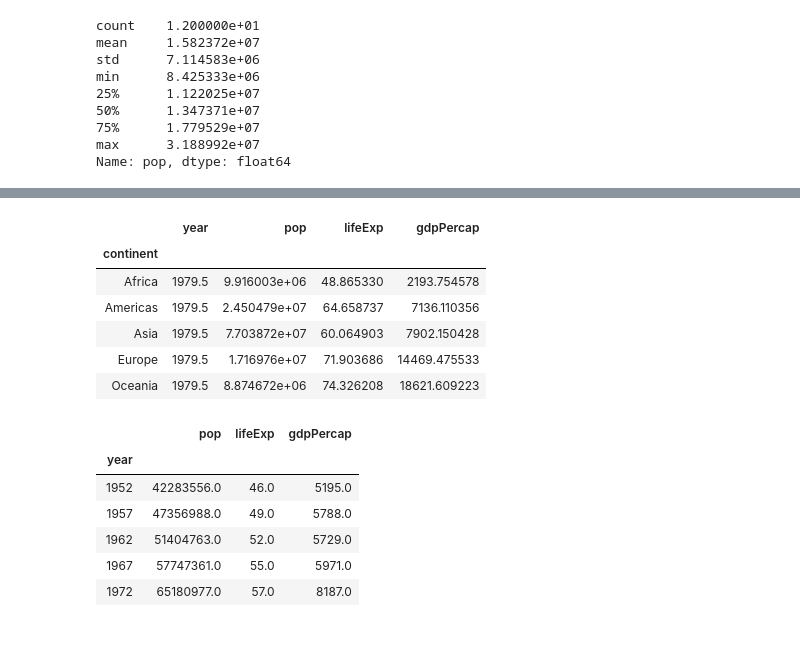
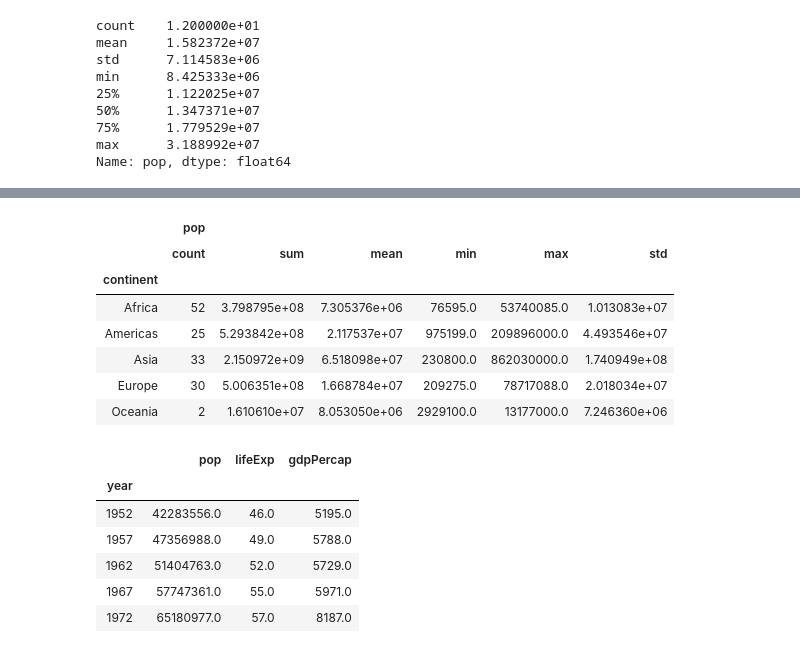
Before and after one commit to jeremy9959/Carpentries, a Jupyter notebook: 2020-01-13/notes/Python-1.ipynb, the cells around one changed output, grey strips where cells are left out. Cells and saved outputs as stored; diff of their text form; code cells hidden in the pictures.

```diff
--- a/2020-01-13/notes/Python-1.ipynb
+++ b/2020-01-13/notes/Python-1.ipynb
@@ -835,14 +883,15 @@ Name: pop, dtype: float64
 # %%
-s=data.groupby(['continent']).mean()
-s.head()
+s=data[data['year']==1972].groupby(['continent']).agg({'pop':['count','sum','mean','min','max','std']})
+s
 # %% [output]
-|  | year | pop | lifeExp | gdpPercap |
-| continent |  |  |  |  |
-| Africa | 1979.5 | 9.916003e+06 | 48.865330 | 2193.754578 |
-| Americas | 1979.5 | 2.450479e+07 | 64.658737 | 7136.110356 |
-| Asia | 1979.5 | 7.703872e+07 | 60.064903 | 7902.150428 |
-| Europe | 1979.5 | 1.716976e+07 | 71.903686 | 14469.475533 |
-| Oceania | 1979.5 | 8.874672e+06 | 74.326208 | 18621.609223 |
+|  | pop |  |  |  |  |  |
+|  | count | sum | mean | min | max | std |
+| continent |  |  |  |  |  |  |
+| Africa | 52 | 3.798795e+08 | 7.305376e+06 | 76595.0 | 53740085.0 | 1.013083e+07 |
+| Americas | 25 | 5.293842e+08 | 2.117537e+07 | 975199.0 | 209896000.0 | 4.493546e+07 |
+| Asia | 33 | 2.150972e+09 | 6.518098e+07 | 230800.0 | 862030000.0 | 1.740949e+08 |
+| Europe | 30 | 5.006351e+08 | 1.668784e+07 | 209275.0 | 78717088.0 | 2.018034e+07 |
+| Oceania | 2 | 1.610610e+07 | 8.053050e+06 | 2929100.0 | 13177000.0 | 7.246360e+06 |
 # %%
 averages_by_continent=data.groupby(['continent','year']).mean()
 averages_by_continent.loc['Asia'].round()
```
Also changed, not shown: parts of 16 cells of this notebook.
